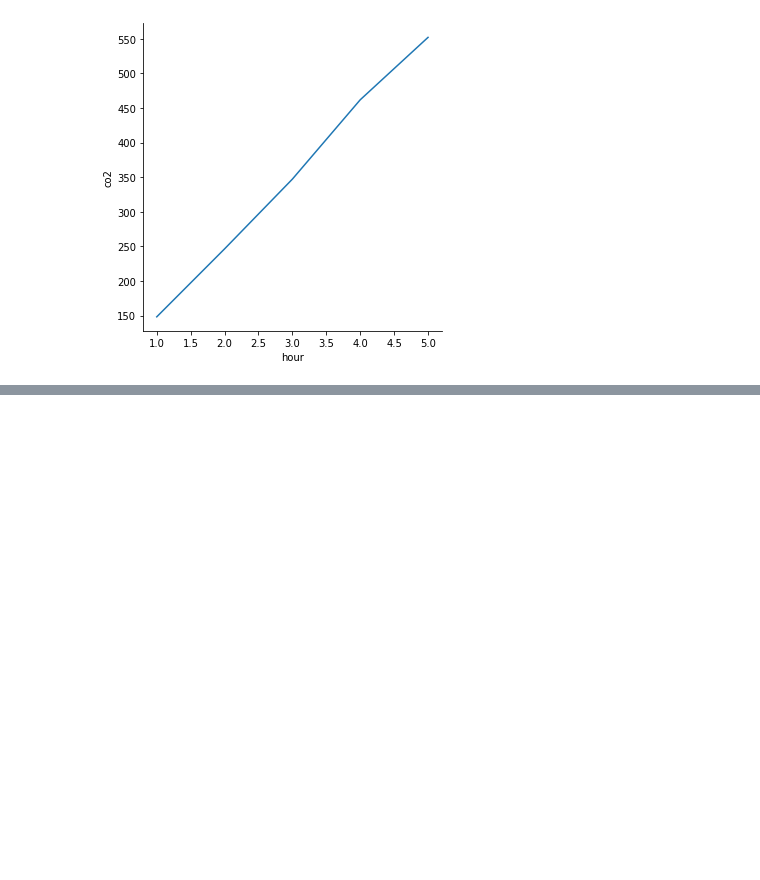
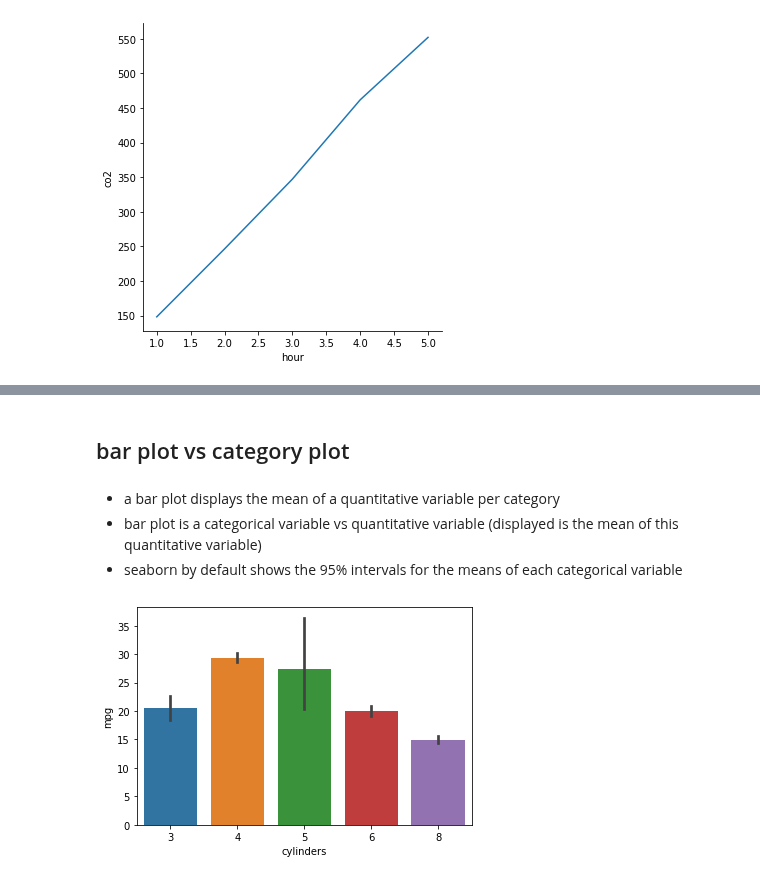
Before and after one commit to Jose-Servin/DataCamp, a Jupyter notebook: Courses/Intro_Seaborn/all_about_Seaborn.ipynb, the cells around one changed output, grey strips where cells are left out. Saved outputs shown, nothing was run; the diff lists cells and outputs as text; code cells hidden in the pictures; blank space fills up the shorter version.

```diff
--- a/Courses/Intro_Seaborn/all_about_Seaborn.ipynb
+++ b/Courses/Intro_Seaborn/all_about_Seaborn.ipynb
@@ -508,0 +567,16 @@ plt.show()
+# %% [markdown]
+## bar plot vs category plot
+# %% [markdown]
+* a bar plot displays the mean of a quantitative variable per category
+* bar plot is a categorical variable vs quantitative variable (displayed is the mean of this quantitative variable)
+* seaborn by default shows the 95% intervals for the means of each categorical variable
+# %%
+sns.barplot(
+    x='cylinders',
+    y='mpg',
+    data=mpg_data
+)
+
+plt.show()
+# %% [output]
+[figure, added]
```
Also changed, not shown: parts of 48 cells of this notebook.
